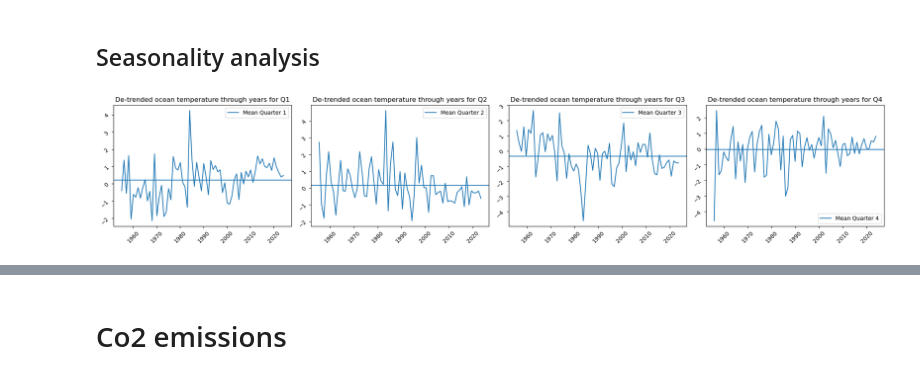
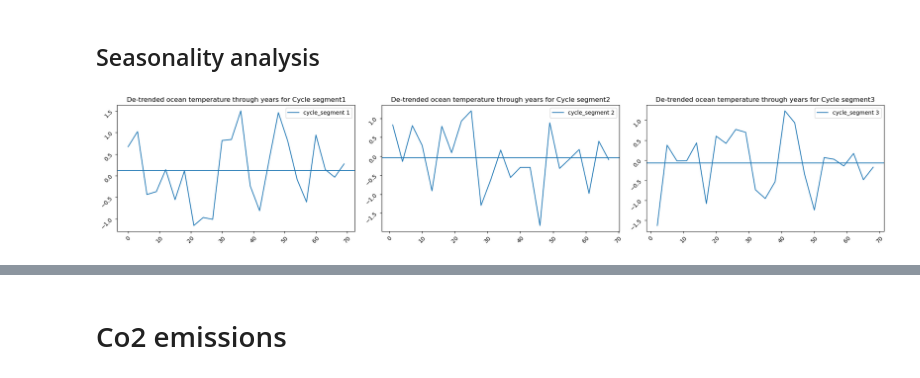
Before and after one commit to jessegrabowski/laos-climate-change, a Jupyter notebook: notebooks/Time_series_analysis.ipynb, the cells around one changed output, grey strips where cells are left out. Cells and saved outputs as stored; diff of their text form; code cells hidden in the pictures.

```diff
--- a/notebooks/Time_series_analysis.ipynb
+++ b/notebooks/Time_series_analysis.ipynb
@@ -185,7 +188,2 @@ No Constant                -11.948         -9.616        0.000         14    -2.
 # %% [markdown]
 ## Seasonality analysis
-# %%
-#Obtain the month
-detrended_ocean_temp= detrended_ocean_temp.reset_index().rename(columns = {0 : "Ocean_temperature"})
-detrended_ocean_temp["Quarter"] = detrended_ocean_temp["Date"].dt.quarter
-detrended_ocean_temp = detrended_ocean_temp.set_index("Date")
@@ -192,17 +192,47 @@ detrended_ocean_temp = detrended_ocean_temp.set_index("Date")
+# %%
+#Identify the segments of the 3 year cycle
+firsts = []
+y = 1955
+for x in range(1,25):
+    firsts.append(y)
+    y = y +3
+
+seconds = []
+y = 1956
+for x in range(1,24):
+    seconds.append(y)
+    y = y +3
+
+thirds = []
+y = 1957
+for x in range(1,24):
+    thirds.append(y)
+    y = y +3
+# %%
+#Obtain the section of the period
+for x in detrended_ocean_temp.index:
+    if detrended_ocean_temp.loc[x, "year"] in firsts:
+        detrended_ocean_temp.loc[x, "cycle_segment"] = 1
+
+    if detrended_ocean_temp.loc[x, "year"] in seconds:
+        detrended_ocean_temp.loc[x, "cycle_segment"] = 2
+
+    if detrended_ocean_temp.loc[x, "year"] in thirds:
+         detrended_ocean_temp.loc[x, "cycle_segment"] = 3
 # %%
-figure, axis = plt.subplots(1, 4, figsize=(20, 4))
+figure, axis = plt.subplots(1, 3, figsize=(20, 4))
 
-for x in [1,2,3,4]:
-    axis[x-1].plot(detrended_ocean_temp.query('Quarter == @x')["Ocean_temperature"]  )
+for x in [1,2,3]:
+    axis[x-1].plot(detrended_ocean_temp.query('cycle_segment == @x')["Ocean_temperature"] )
     axis[x-1].tick_params(labelrotation=45)
-    axis[x-1].axhline(y = detrended_ocean_temp.query('Quarter == @x')["Ocean_temperature"].mean(), label = f"Mean Quarter {x}")
-    axis[x-1].set_title( "De-trended ocean temperature through years for Q" + str(x) )
+    axis[x-1].axhline(y = detrended_ocean_temp.query('cycle_segment == @x')["Ocean_temperature"].mean(), label = f"cycle_segment {x}")
+    axis[x-1].set_title( "De-trended ocean temperature through years for Cycle segment" + str(x) )
     axis[x-1].legend()
 
 plt.legend()
 plt.tight_layout()
 # %% [output]
-[figure, old version]
+[figure, new version]
 # %%
 #Periodogram
 f, Pxx = scipy.signal.periodogram(detrended_ocean_temp["Ocean_temperature"])
```
Also changed, not shown: parts of 43 cells of this notebook, 1 other file.
